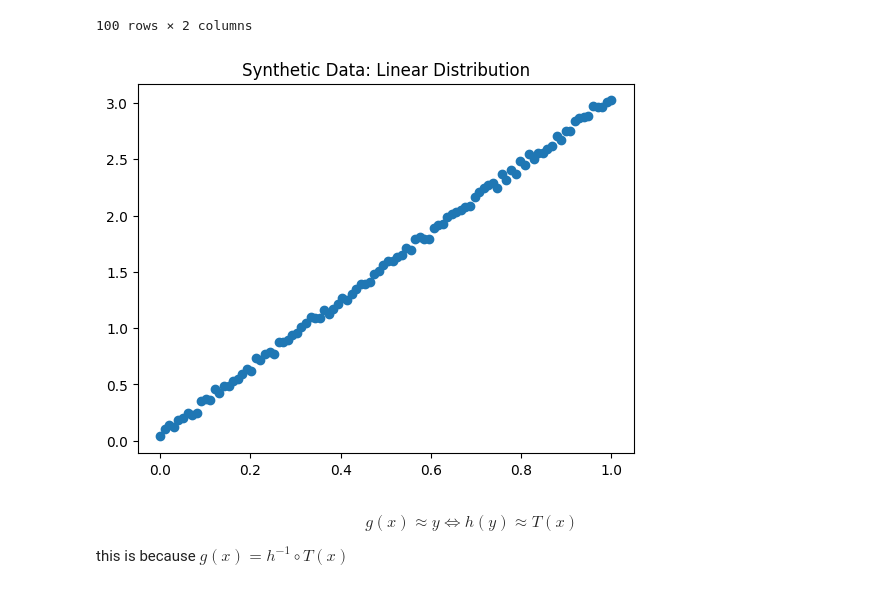
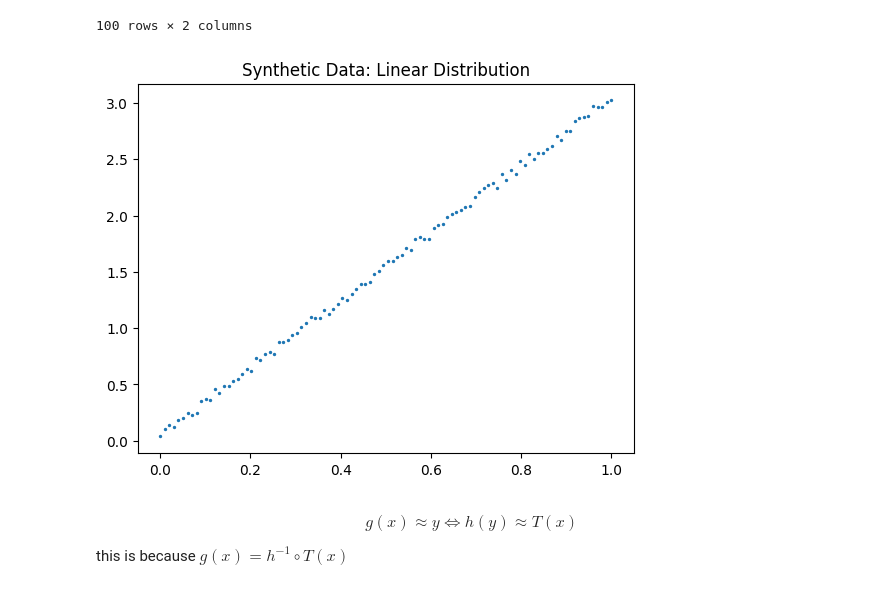
Before and after one commit to kyleosung/Stats_3AT3_Final_Project, a Jupyter notebook: glm_1Var_lin.ipynb, the cells around one changed output. Saved outputs shown, nothing was run; the diff lists cells and outputs as text; code cells hidden in the pictures.

```diff
--- a/glm_1Var_lin.ipynb
+++ b/glm_1Var_lin.ipynb
@@ -39,11 +39,11 @@ y = df["y"].to_numpy()
 
 y_transformed = h(y)
 # %%
-plt.scatter(X,y)
+plt.scatter(X,y, s=2)
 plt.title("Synthetic Data: Linear Distribution")
 plt.show()
 # %% [output]
-[figure, old version]
+[figure, new version]
 # %%
 X_train, X_test, y_train, y_test = train_test_split(X, y, test_size=0.2, random_state=0)
 # %% [markdown]
```
Also changed, not shown: 2 other files.
